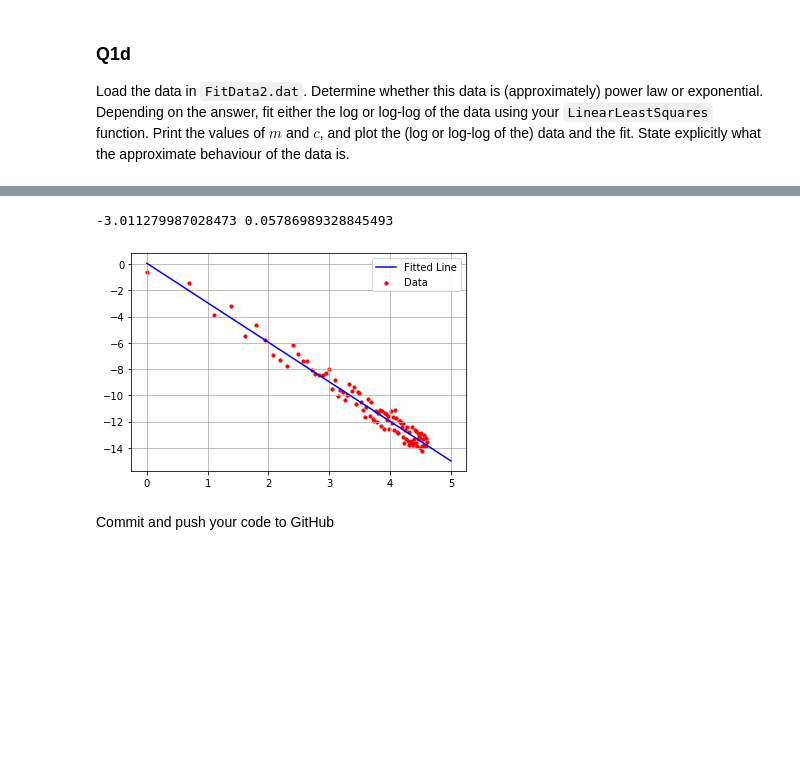
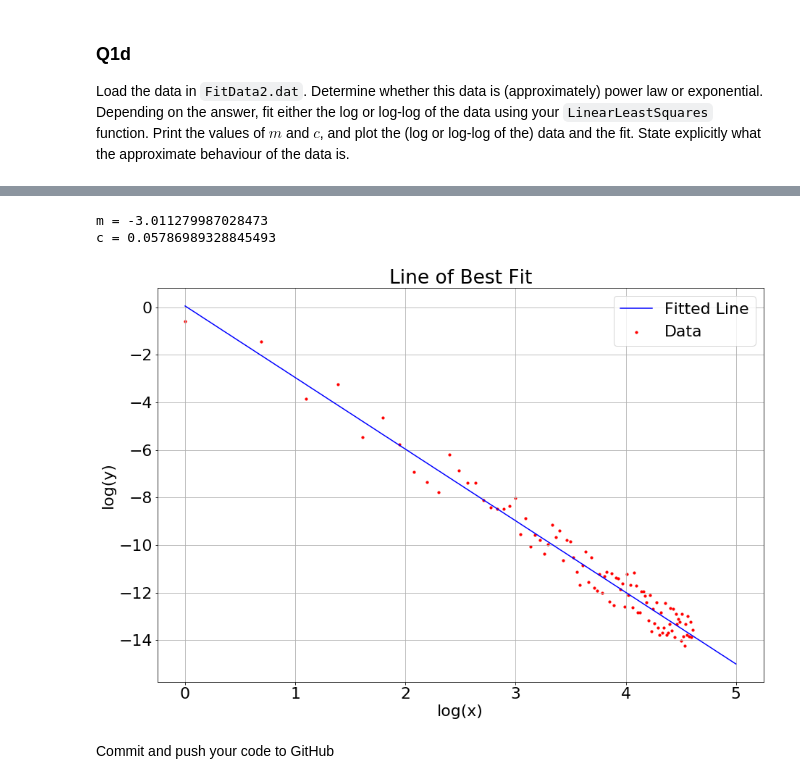
Before and after one commit to darraghburke1/ACM20030-Assignments, a Jupyter notebook: Assignment-3.ipynb, the cells around one changed output, grey strips where cells are left out. Saved outputs shown, nothing was run; the diff lists cells and outputs as text; code cells hidden in the pictures; blank space fills up the shorter version.

```diff
--- a/Assignment-3.ipynb
+++ b/Assignment-3.ipynb
@@ -141,19 +148,24 @@ plt.show()
 linear_data = np.log(data2)
 ml = LinearLeastSquares(linear_data)[0]
 cl = LinearLeastSquares(linear_data)[1]
-print(ml,cl)
+print("m =",ml)
+print("c =",cl)
 # %% [output]
--3.011279987028473 0.05786989328845493
+m = -3.011279987028473
+c = 0.05786989328845493
 # %%
 plt.scatter(np.log(xe),np.log(ye), s = 10, c = 'r')
 xa = np.arange(0,6,1)
 ya = ml*xa + cl
 plt.plot(xa, ya, 'b')
 plt.grid(True)
 plt.legend(["Fitted Line","Data"])
+plt.xlabel('log(x)')
+plt.ylabel('log(y)')
+plt.title("Line of Best Fit")
 plt.show()
 # %% [output]
-[figure, old version]
+[figure, new version]
 # %%
 # This data is clearly an approximation of a power law with a value of n = -3
 # %% [markdown]
```
Also changed, not shown: parts of 6 cells of this notebook.
